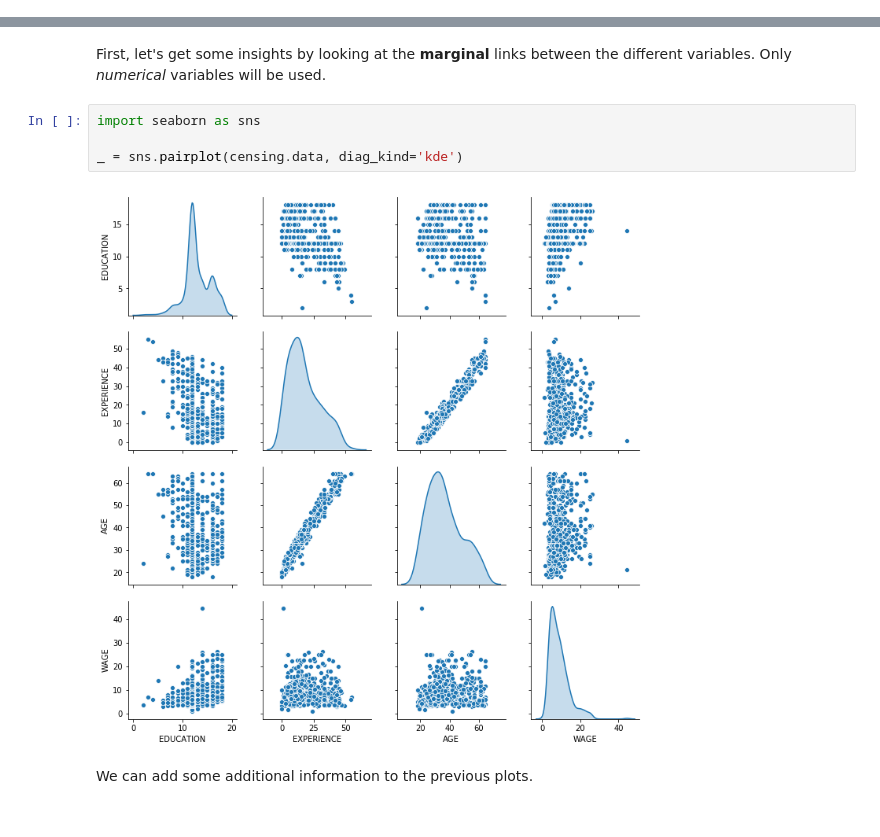
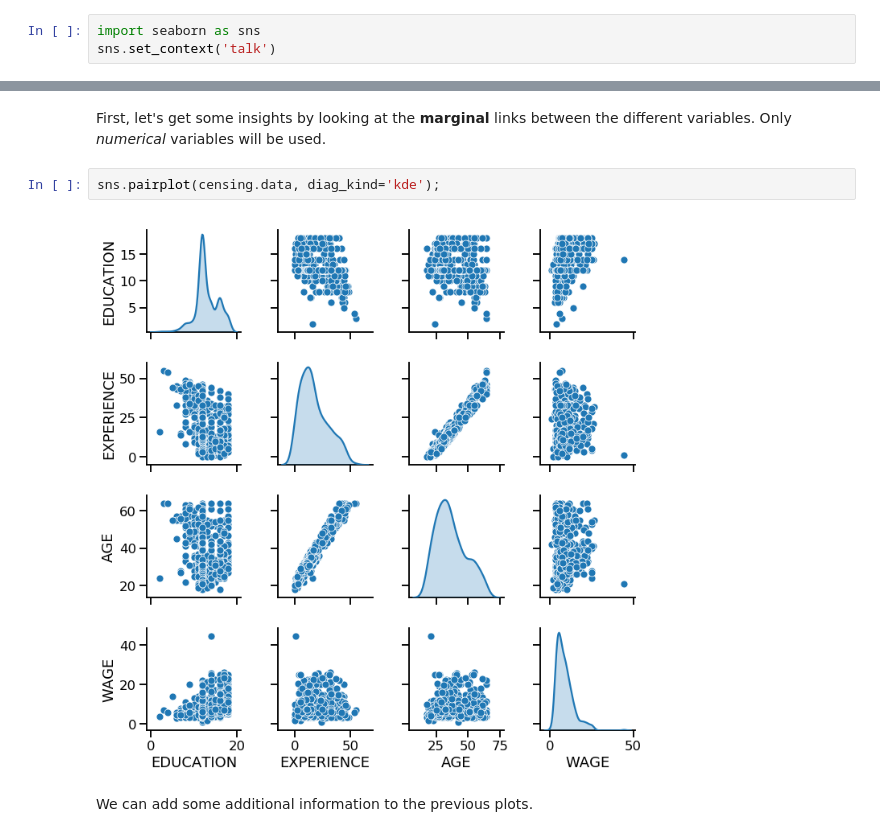
Before and after one commit to glemaitre/scikit-learn-workshop-2019, a Jupyter notebook: notebook.ipynb, the cells around one changed output, grey strips where cells are left out. Saved outputs shown, nothing was run; the diff lists cells and outputs as text.

```diff
--- a/notebook.ipynb
+++ b/notebook.ipynb
@@ -1,2 +1,5 @@
 # %%
 %matplotlib inline
+# %%
+import seaborn as sns
+sns.set_context('talk')
@@ -55,11 +61,9 @@ The column **WAGE** is our target variable (i.e., the variable which we want to
 # %% [markdown]
 First, let's get some insights by looking at the **marginal** links between the different variables. Only *numerical* variables will be used.
 # %%
-import seaborn as sns
-
-_ = sns.pairplot(censing.data, diag_kind='kde')
+sns.pairplot(censing.data, diag_kind='kde');
 # %% [output]
-[figure, old version]
+[figure, new version]
 # %% [markdown]
 We can add some additional information to the previous plots.
 # %%
```
Also changed, not shown: parts of 66 cells of this notebook.
